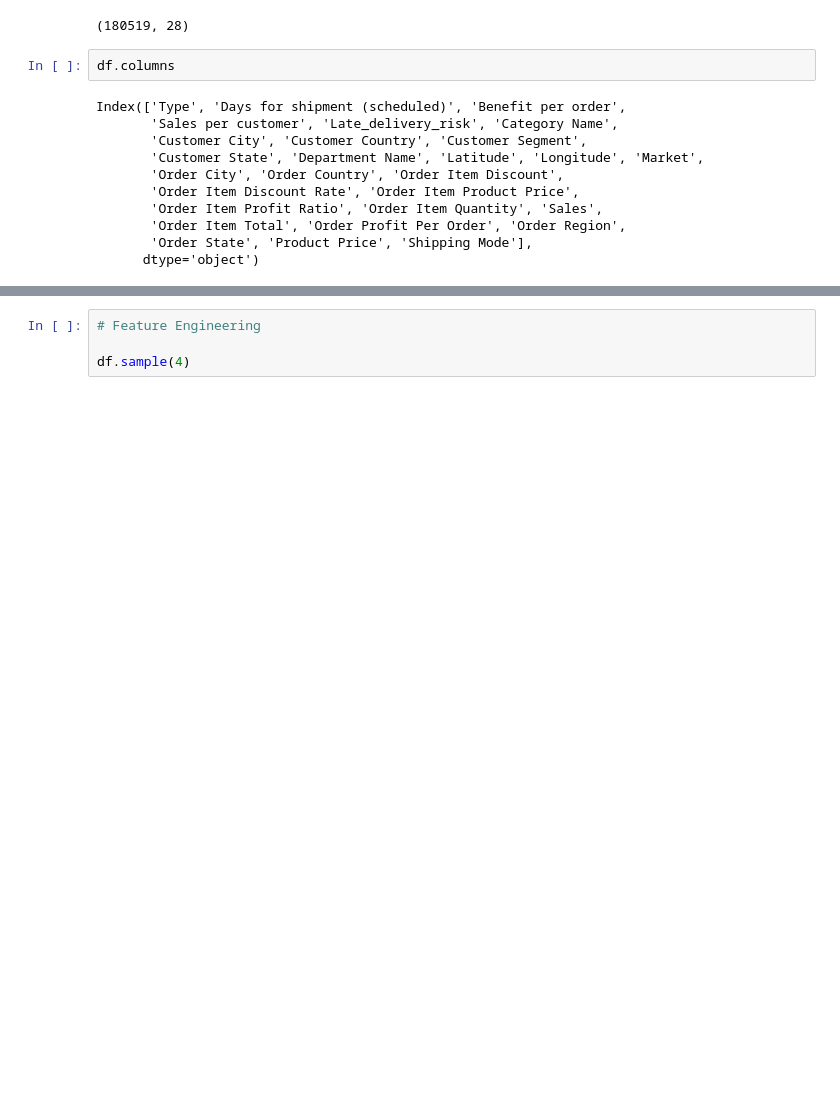
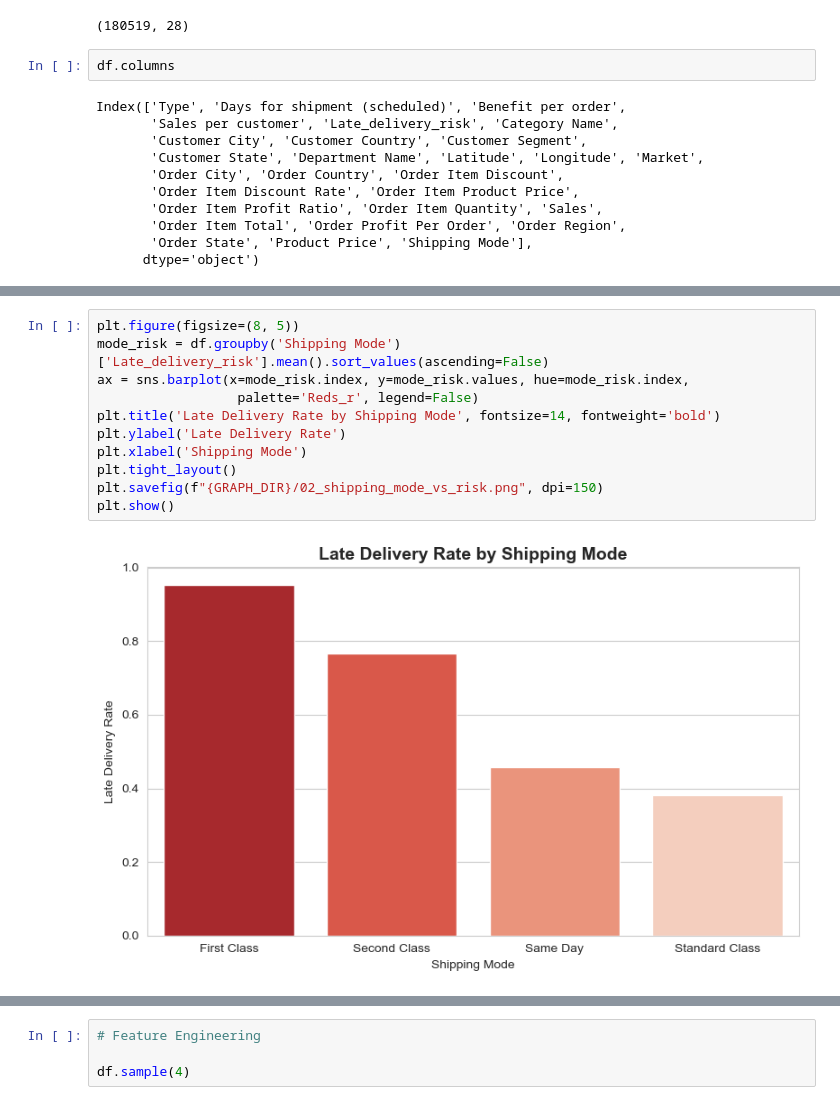
Before and after one commit to Rohit-coder-py/AI-Engineering-Notebooks, a Jupyter notebook: 𝗗𝗲𝗲𝗽 𝗟𝗲𝗮𝗿𝗻𝗶𝗻𝗴 𝗣𝗿𝗼𝗷𝗲𝗰𝘁𝘀/ANN Projects/Shipping Delay Prediction System v2/notebooks/ShipSense - Deep Learning.ipynb, the cells around one changed output, grey strips where cells are left out. Cells and saved outputs as stored; diff of their text form; blank space fills up the shorter version.

```diff
--- a/𝗗𝗲𝗲𝗽 𝗟𝗲𝗮𝗿𝗻𝗶𝗻𝗴 𝗣𝗿𝗼𝗷𝗲𝗰𝘁𝘀/ANN Projects/Shipping Delay Prediction System v2/notebooks/ShipSense - Deep Learning.ipynb
+++ b/𝗗𝗲𝗲𝗽 𝗟𝗲𝗮𝗿𝗻𝗶𝗻𝗴 𝗣𝗿𝗼𝗷𝗲𝗰𝘁𝘀/ANN Projects/Shipping Delay Prediction System v2/notebooks/ShipSense - Deep Learning.ipynb
@@ -552,0 +552,13 @@ best of luck let me continue (after all work delete this cell )
+# %%
+plt.figure(figsize=(8, 5))
+mode_risk = df.groupby('Shipping Mode')['Late_delivery_risk'].mean().sort_values(ascending=False)
+ax = sns.barplot(x=mode_risk.index, y=mode_risk.values, hue=mode_risk.index,
+                  palette='Reds_r', legend=False)
+plt.title('Late Delivery Rate by Shipping Mode', fontsize=14, fontweight='bold')
+plt.ylabel('Late Delivery Rate')
+plt.xlabel('Shipping Mode')
+plt.tight_layout()
+plt.savefig(f"{GRAPH_DIR}/02_shipping_mode_vs_risk.png", dpi=150)
+plt.show()
+# %% [output]
+[figure, added]
```
Also changed, not shown: parts of 21 cells of this notebook, 13 other files.
